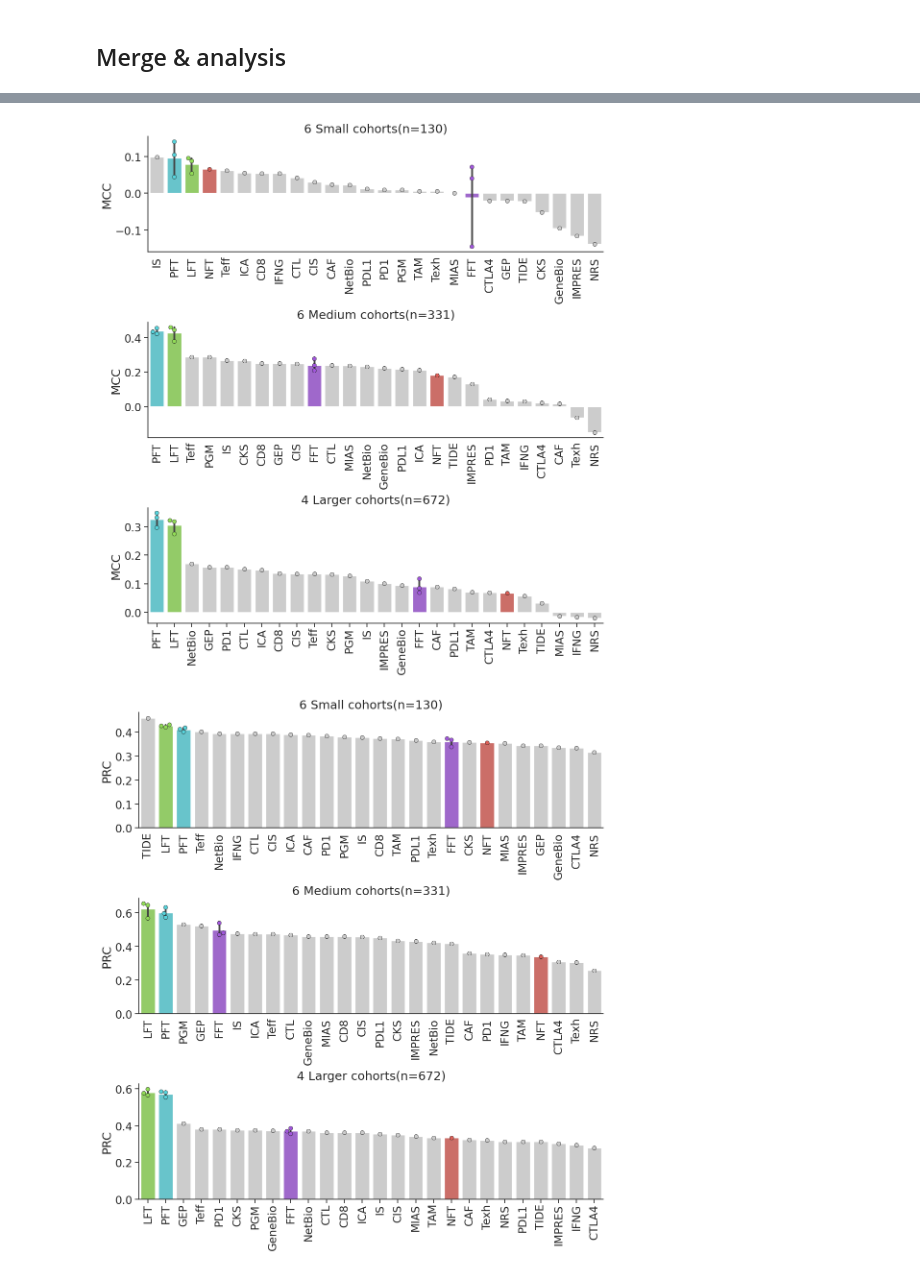
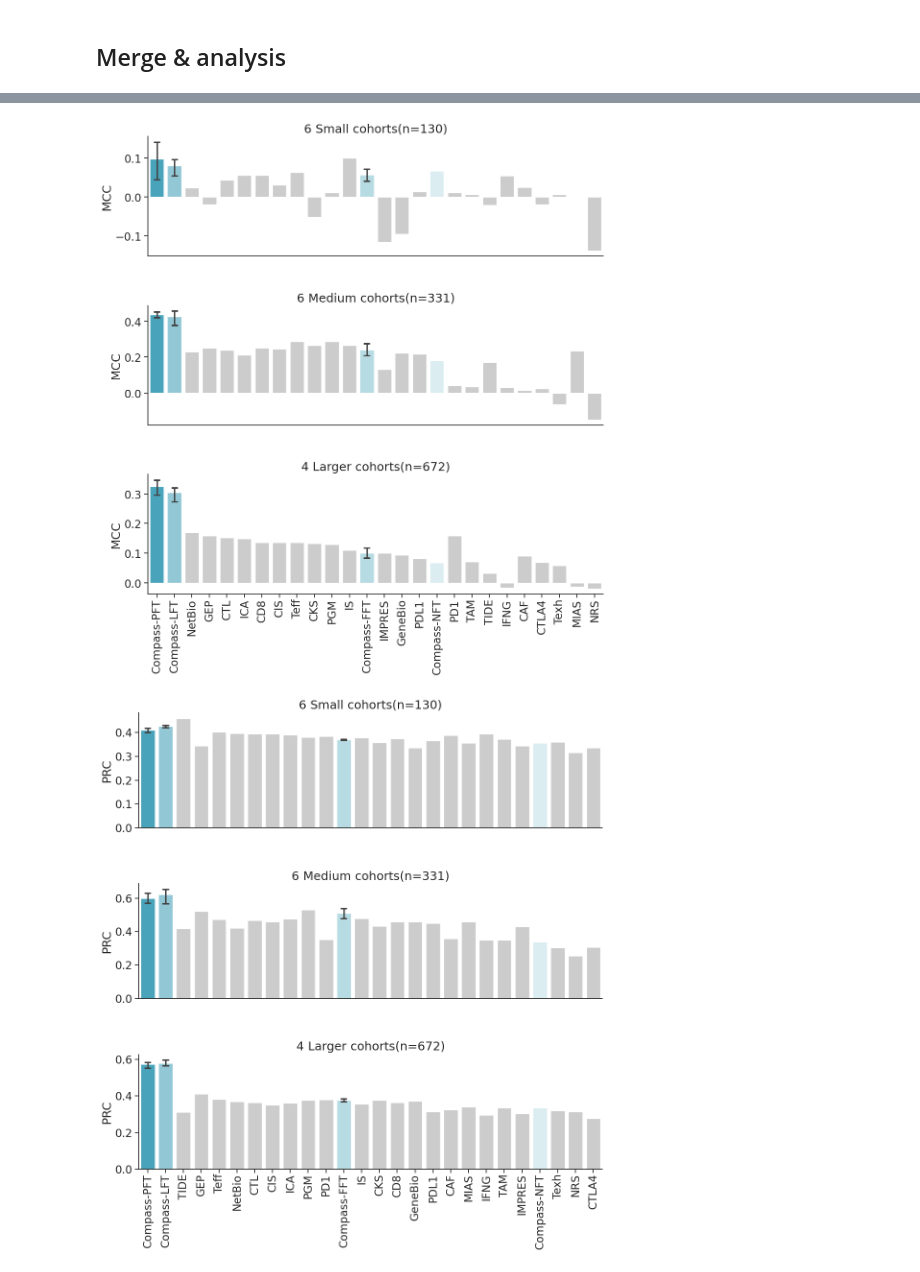
Before and after one commit to ashyamal/COMPASS, a Jupyter notebook: paper/04_model_performance/02_leave_one_cohort_out/analysis_LOCO_group.ipynb, the cells around one changed output, grey strips where cells are left out. Cells and saved outputs as stored; diff of their text form; code cells hidden in the pictures.

```diff
--- a/paper/04_model_performance/02_leave_one_cohort_out/analysis_LOCO_group.ipynb
+++ b/paper/04_model_performance/02_leave_one_cohort_out/analysis_LOCO_group.ipynb
@@ -167,6 +201,8 @@ dfp[dfp['mode'] == 'PFT']
 # %%
 ot = '#cccccc'
 f4 = sns.palettes.color_palette('hls', 4, desat = 1).as_hex()
+
+#f4 = sns.palettes.color_palette('Blues', 4, desat = 1).as_hex()
 
 mode_palette = { 'NFT':f4[0],'LFT':f4[1],  'PFT':f4[2], 'FFT':f4[3], 'PFT2':f4[2],
                 # 'CKS':f4[4], 'GEP':f4[5],  'MIAS':f4[6],'PDL1':f4[7],
@@ -179,16 +215,16 @@ mode_palette = { 'NFT':f4[0],'LFT':f4[1],  'PFT':f4[2], 'FFT':f4[3], 'PFT2':f4[2
                 }
 
 values = 'ACC'
-for s, ylim in zip(['small', 'medium', 'large'], [(0.35, 0.65), (0.35, 0.80), (0.35, 0.80)]):
+for s, ylim in zip(['small', 'medium', 'large'], [(0.4, 0.65), (0.4, 0.80), (0.4, 0.80)]):
 
     dfp1 = dfp[dfp['size_map'] == s]
 
     fig,ax = plt.subplots(figsize=(10, 3), nrows=1, )
     order = dfp1.groupby('mode')[values].mean().sort_values(ascending=False).index.to_list()
-    sns.barplot(data = dfp1, x='mode', y = values, order = order,width = 0.8,
+    sns.barplot(data = dfp1, x='mode', y = values, order = order,width = 0.8, capsize = 0.3,
                  ax=ax, palette=mode_palette) #errorbar = ('ci',80),
-    sns.swarmplot(data = dfp1, x='mode', y = values, order = order,
-                 ax=ax, palette=mode_palette, edgecolor='k', linewidth = 0.5, size=4) #errorbar = ('ci',80),
+    # sns.swarmplot(data = dfp1, x='mode', y = values, order = order,
+    #              ax=ax, palette=mode_palette, edgecolor='k', linewidth = 0.5, size=4) #errorbar = ('ci',80),
 
     ax.spines["top"].set_visible(False)
     ax.spines["right"].set_visible(False)
@@ -199,9 +235,9 @@ for s, ylim in zip(['small', 'medium', 'large'], [(0.35, 0.65), (0.35, 0.80), (0
     ax.tick_params(axis='y', which='major', right = False, top=False, direction = 'out',reset = True)
 
     ax.set_xticklabels(
-    order,
+    label_map(order),
     rotation=90)  # <====== HERE is the ke
 
     ax.set_xlabel('')
-    fig.savefig('./group_bar_%s_%s.pdf' % (values, s), bbox_inches = 'tight', dpi= 96 )
+    #fig.savefig('./group_bar_%s_%s.pdf' % (values, s), bbox_inches = 'tight', dpi= 96 )
 # %% [output]
@@ -265,8 +381,9 @@ fig.savefig('./group_bar_%s_%s.svg' % (values, s), bbox_inches = 'tight', dpi= 9
 # %%
-seeds = [42,24,64] #24, 42, 64, 128
+seeds = [24, 42,64] #24, 42, 64, 128
 dfps = dfp[dfp.seed.isin(seeds)]
 #order = dfps.groupby('mode')[values].median().sort_values(ascending=False).index.to_list()
 
+compass_cmap = {'PFT':'#36AFCE', 'LFT':'#86CFE2','FFT':'#AFDFEB','NFT':'#D7EFF5', }
 
 
 ot = '#cccccc'
@@ -279,51 +396,56 @@ mode_palette = { 'NFT':f4[0],'LFT':f4[1],  'PFT':f4[2], 'FFT':f4[3], 'PFT2':f4[2
                 'PD1':ot,  'NetBio':ot,
                 'CD8':ot, 'IS':ot, 'IFNG':ot, 'ICA':ot, 'CTL':ot, 'CIS':ot, '42':ot,
                 }
-ylabels = [ '6 Small cohorts(n=130)', '6 Medium cohorts(n=331)', '4 Larger cohorts(n=672)' ]
 
+ylabels = ['6 Small cohorts(n=130)', '6 Medium cohorts(n=331)', '4 Larger cohorts(n=672)' ]
 
-for values in ['MCC', 'PRC']:
+mode_palette.update(compass_cmap)
 
-    fig,axes = plt.subplots(figsize=(11, 4*3), nrows=3,sharex=False )
+for values in ['MCC', 'PRC', 'ROC','F1'] :
 
+    fig,axes = plt.subplots(figsize=(11, 4*3), nrows=3,sharex=True )
+
+    order = dfps.groupby('mode')[values].median().sort_values(ascending=False).index.to_list()
 
     for s, ylabel, ax in zip(['small', 'medium', 'large'], ylabels, axes):
 
         dfp1 = dfps[dfps['size_map'] == s]
 
-        order = dfp1.groupby('mode')[values].mean().sort_values(ascending=False).index.to_list()
-
-        sns.barplot(data = dfp1, x='mode', y = values, order = order,width = 0.8,
+        sns.barplot(data = dfp1, x='mode', y = values, order = order,
+                    width = 0.8, capsize = 0.3,
                      ax=ax, palette=mode_palette) #errorbar = ('ci',80),
-        sns.swarmplot(data = dfp1, x='mode', y = values, order = order,
-                     ax=ax, palette=mode_palette, edgecolor='k', linewidth = 0.5, size=6) #errorbar = ('ci',80),
+        # sns.swarmplot(data = dfp1, x='mode', y = values, order = order,
+        #              ax=ax, palette=mode_palette, edgecolor='k', linewidth = 0.5, size=6) #errorbar = ('ci',80),
+        if values == 'ROC':
+            if s == 'small':
+                ax.set_ylim(0, 0.58)
+                ax.set_yticks([0, 0.5])
 
         ax.spines["top"].set_visible(False)
         ax.spines["right"].set_visible(False)
         #ax.set_ylim(ylim[0], ylim[1])
         ax.set_ylabel(values) #Accuracy(%)
 
         vals = ax.get_yticks()
         #ax.set_yticklabels(['{:,.0%}'.format(x) for x in vals[:]])
         ax.tick_params(axis='y', which='major', right = False, top=False, direction = 'out',reset = True)
 
         if s == 'large':
             ax.tick_params(axis='x', which='major', right = False, top=False, direction = 'out',reset = True)
         ax.set_xlabel('')
 
         ax.set_xticklabels(
-        order,
+        label_map(order),
         rotation=90)  # <====== HERE is the ke
 
         ax.tick_params(axis='x', which='major', pad=1)
 
-        plt.tight_layout(h_pad = 0.5)
-
+        plt.tight_layout(h_pad = 3)
 
         ax.set_title(ylabel)
 
     #fig.savefig('./group_bar_%s_%s.pdf' % (values, s), bbox_inches = 'tight', dpi= 96 )
     fig.savefig('./group_bar_%s.svg' % (values), bbox_inches = 'tight', dpi= 96 )
 # %% [output]
-[figure, old version]
+[figure, new version]
-[figure, old version]
+[figure, new version]
```
Also changed, not shown: parts of 19 cells of this notebook, 2 other files.
